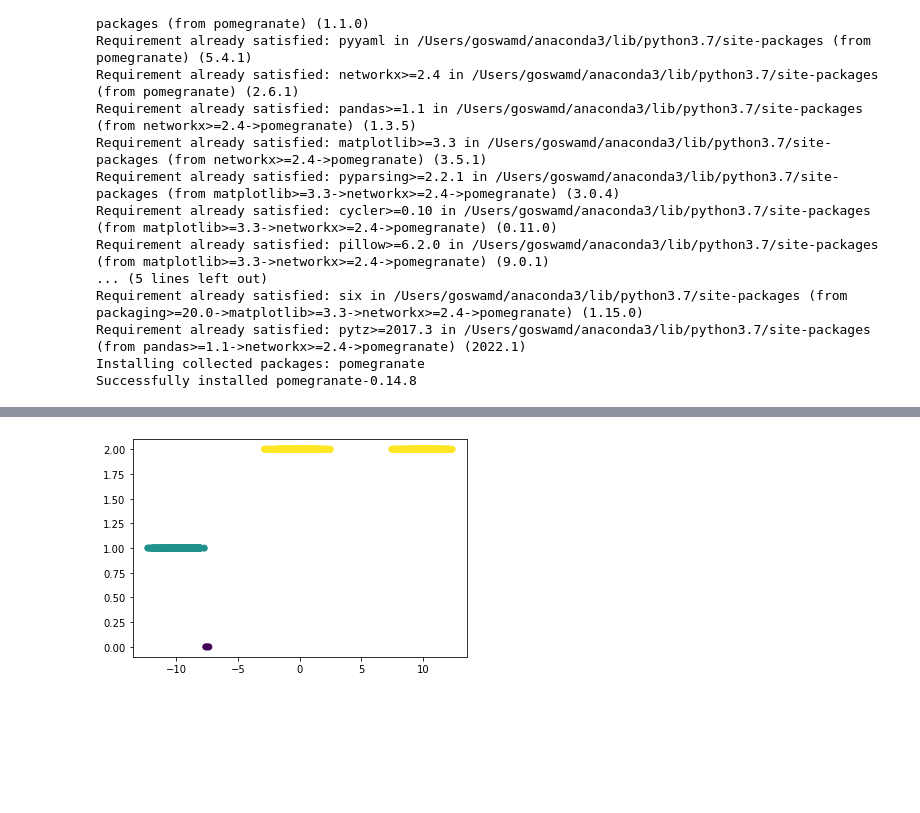
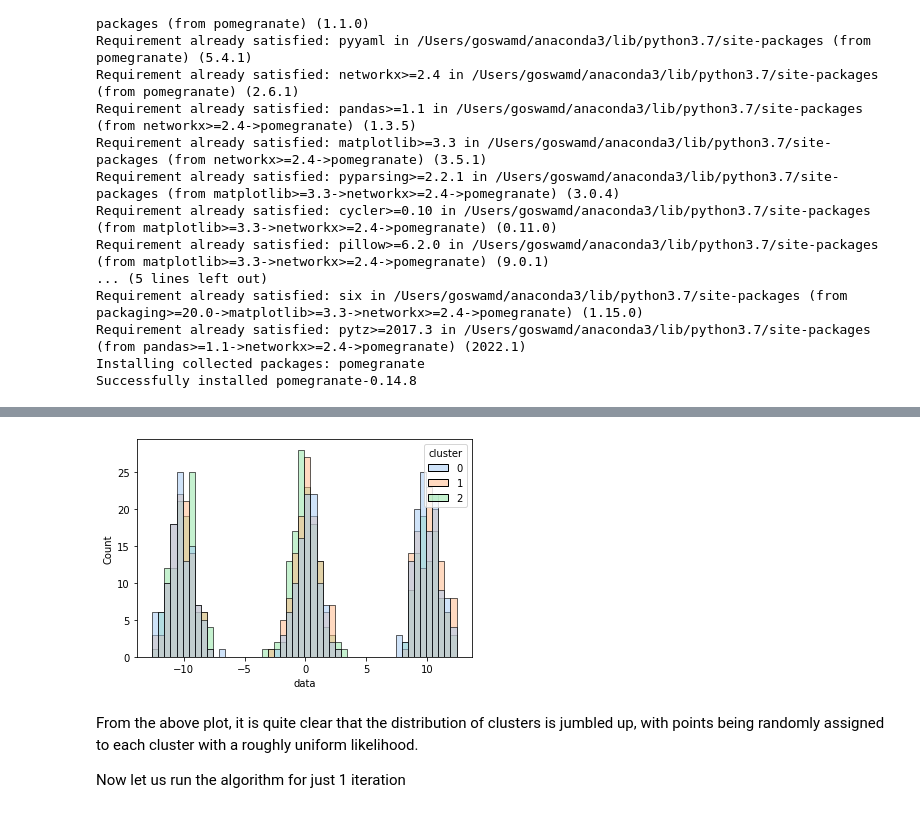
Before and after one commit to deborshigoswami95/topic_modeling, a Jupyter notebook: notebooks/var_inf_uni_gaussian.ipynb, the cells around one changed output, grey strips where cells are left out. Cells and saved outputs as stored; diff of their text form; code cells hidden in the pictures; blank space fills up the shorter version.

```diff
--- a/notebooks/var_inf_uni_gaussian.ipynb
+++ b/notebooks/var_inf_uni_gaussian.ipynb
@@ -122,8 +122,8 @@ class univariate_gaussian_variational_inference(object):
             # Now let us assume that the prior variance of component means is 1
             # then
             for k in range(self.k):
-                m[k] = np.sum(phi[:,k] * self.data)/(1 + np.sum(phi[:,k] * self.data))
-                var[k] = 1 / (1 + np.sum(phi[:,k] * self.data))
+                m[k] = np.sum(phi[:,k] * self.data)/(1 + np.sum(phi[:,k]))
+                var[k] = 1 / (1 + np.sum(phi[:,k]))
 
         self.cluster_assignments = np.argmax(phi,axis=1)
 
@@ -145,2 +137,3 @@ vi.init_variational_params()
 # %%
-vi.coordinate_ascent_optimizer(1)
+_=vi.coordinate_ascent_optimizer(0)
+data['cluster']=vi.cluster_assignments
@@ -157,5 +140,9 @@ vi.coordinate_ascent_optimizer(1)
-# %%
-plt.scatter(data,vi.cluster_assignments,c=vi.cluster_assignments)
-plt.show()
-# %% [output]
-[figure, removed]
+# %%
+sns.histplot(data,x='data',hue='cluster',bins=50, alpha=0.5, palette='pastel')
+plt.show()
+# %% [output]
+[figure, added]
+# %% [markdown]
+From the above plot, it is quite clear that the distribution of clusters is jumbled up, with points being randomly assigned to each cluster with a roughly uniform likelihood.
+
+Now let us run the algorithm for just 1 iteration
```
Also changed, not shown: parts of 8 cells of this notebook.
